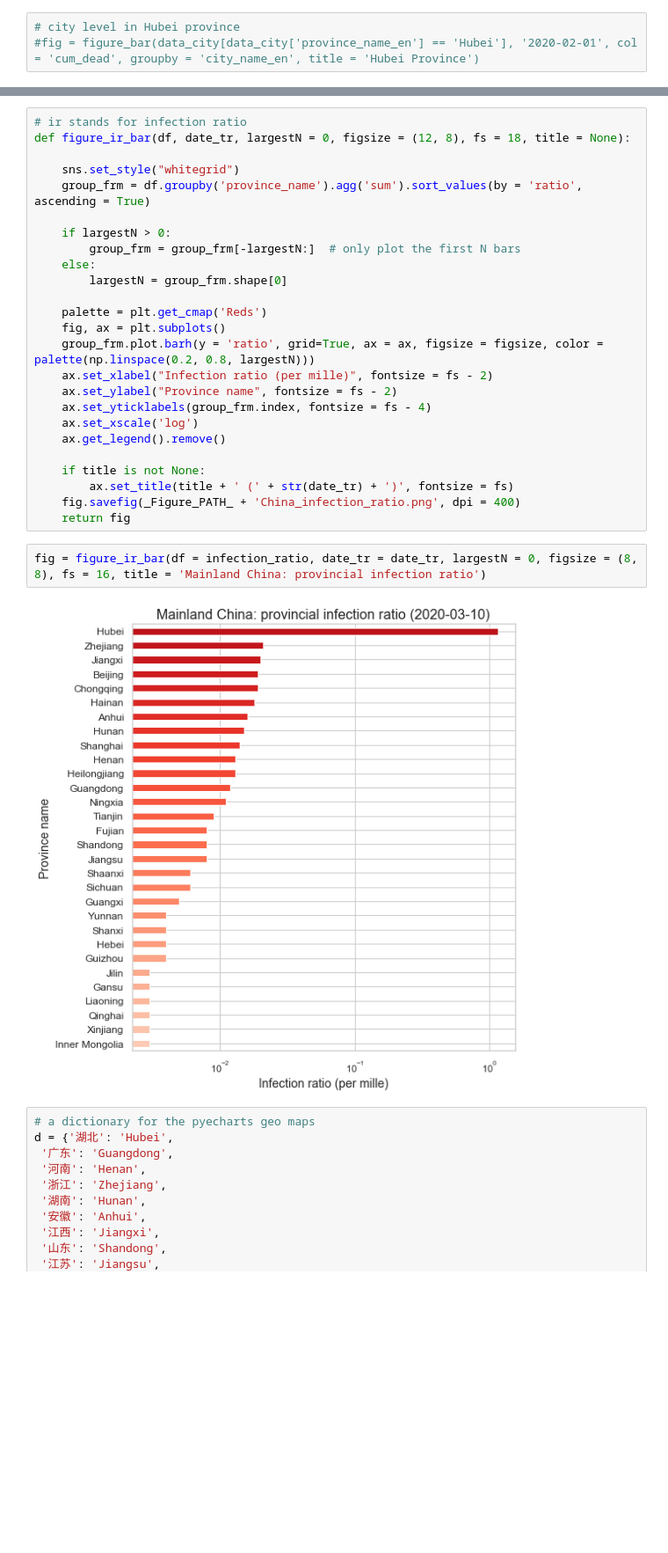
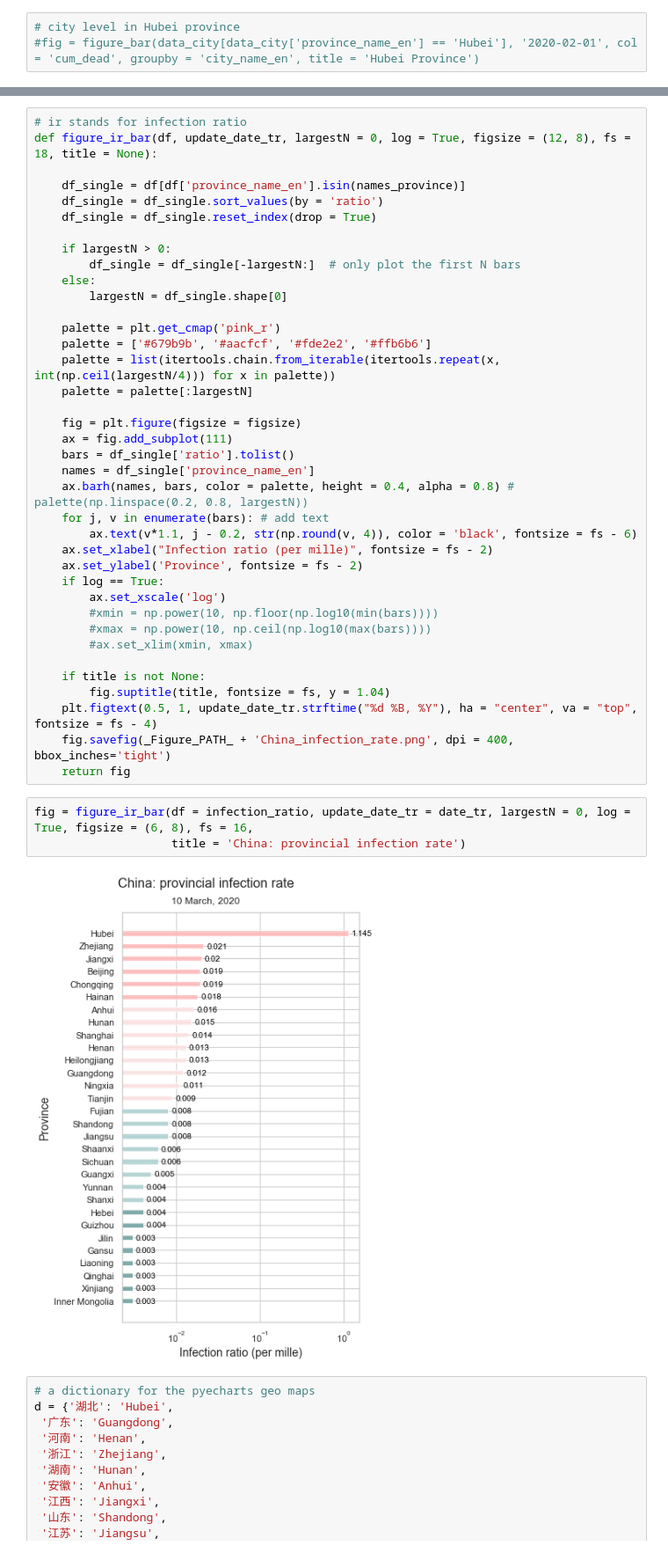
Before and after one commit to fudab/China-COVID-19-mobility, a Jupyter notebook: scripts/utils_disease.ipynb, the cells around one changed output, grey strips where cells are left out. Shown at 88% size. Drawn from its saved outputs; the diff is of its cells as text; blank space fills up the shorter version.

```diff
--- a/scripts/utils_disease.ipynb
+++ b/scripts/utils_disease.ipynb
@@ -274,32 +291,46 @@ infection_ratio = pd.DataFrame.from_records(infection_ratio, columns =['province
 # %%
 # ir stands for infection ratio
-def figure_ir_bar(df, date_tr, largestN = 0, figsize = (12, 8), fs = 18, title = None):
+def figure_ir_bar(df, update_date_tr, largestN = 0, log = True, figsize = (12, 8), fs = 18, title = None):
 
-    sns.set_style("whitegrid")
-    group_frm = df.groupby('province_name').agg('sum').sort_values(by = 'ratio', ascending = True)
+    df_single = df[df['province_name_en'].isin(names_province)]
+    df_single = df_single.sort_values(by = 'ratio')
+    df_single = df_single.reset_index(drop = True)
 
     if largestN > 0:
-        group_frm = group_frm[-largestN:]  # only plot the first N bars
+        df_single = df_single[-largestN:]  # only plot the first N bars
     else:
-        largestN = group_frm.shape[0]
+        largestN = df_single.shape[0]
 
-    palette = plt.get_cmap('Reds')
-    fig, ax = plt.subplots()
-    group_frm.plot.barh(y = 'ratio', grid=True, ax = ax, figsize = figsize, color = palette(np.linspace(0.2, 0.8, largestN)))
+    palette = plt.get_cmap('pink_r')
+    palette = ['#679b9b', '#aacfcf', '#fde2e2', '#ffb6b6']
+    palette = list(itertools.chain.from_iterable(itertools.repeat(x, int(np.ceil(largestN/4))) for x in palette))
+    palette = palette[:largestN]
+
+    fig = plt.figure(figsize = figsize)
+    ax = fig.add_subplot(111)
+    bars = df_single['ratio'].tolist()
+    names = df_single['province_name_en']
+    ax.barh(names, bars, color = palette, height = 0.4, alpha = 0.8) # palette(np.linspace(0.2, 0.8, largestN))
+    for j, v in enumerate(bars): # add text
+        ax.text(v*1.1, j - 0.2, str(np.round(v, 4)), color = 'black', fontsize = fs - 6)
     ax.set_xlabel("Infection ratio (per mille)", fontsize = fs - 2)
-    ax.set_ylabel("Province name", fontsize = fs - 2)
-    ax.set_yticklabels(group_frm.index, fontsize = fs - 4)
-    ax.set_xscale('log')
-    ax.get_legend().remove()
+    ax.set_ylabel('Province', fontsize = fs - 2)
+    if log == True:
+        ax.set_xscale('log')
+        #xmin = np.power(10, np.floor(np.log10(min(bars))))
+        #xmax = np.power(10, np.ceil(np.log10(max(bars))))
+        #ax.set_xlim(xmin, xmax)
 
     if title is not None:
-        ax.set_title(title + ' (' + str(date_tr) + ')', fontsize = fs)
-    fig.savefig(_Figure_PATH_ + 'China_infection_ratio.png', dpi = 400)
+        fig.suptitle(title, fontsize = fs, y = 1.04)
+    plt.figtext(0.5, 1, update_date_tr.strftime("%d %B, %Y"), ha = "center", va = "top", fontsize = fs - 4)
+    fig.savefig(_Figure_PATH_ + 'China_infection_rate.png', dpi = 400, bbox_inches='tight')
     return fig
 # %%
-fig = figure_ir_bar(df = infection_ratio, date_tr = date_tr, largestN = 0, figsize = (8, 8), fs = 16, title = 'Mainland China: provincial infection ratio')
+fig = figure_ir_bar(df = infection_ratio, update_date_tr = date_tr, largestN = 0, log = True, figsize = (6, 8), fs = 16,
+                    title = 'China: provincial infection rate')
 # %% [output]
-[figure, old version]
+[figure, new version]
 # %%
 # a dictionary for the pyecharts geo maps
 d = {'湖北': 'Hubei',
```
Also changed, not shown: parts of 8 cells of this notebook, 2 other files.
